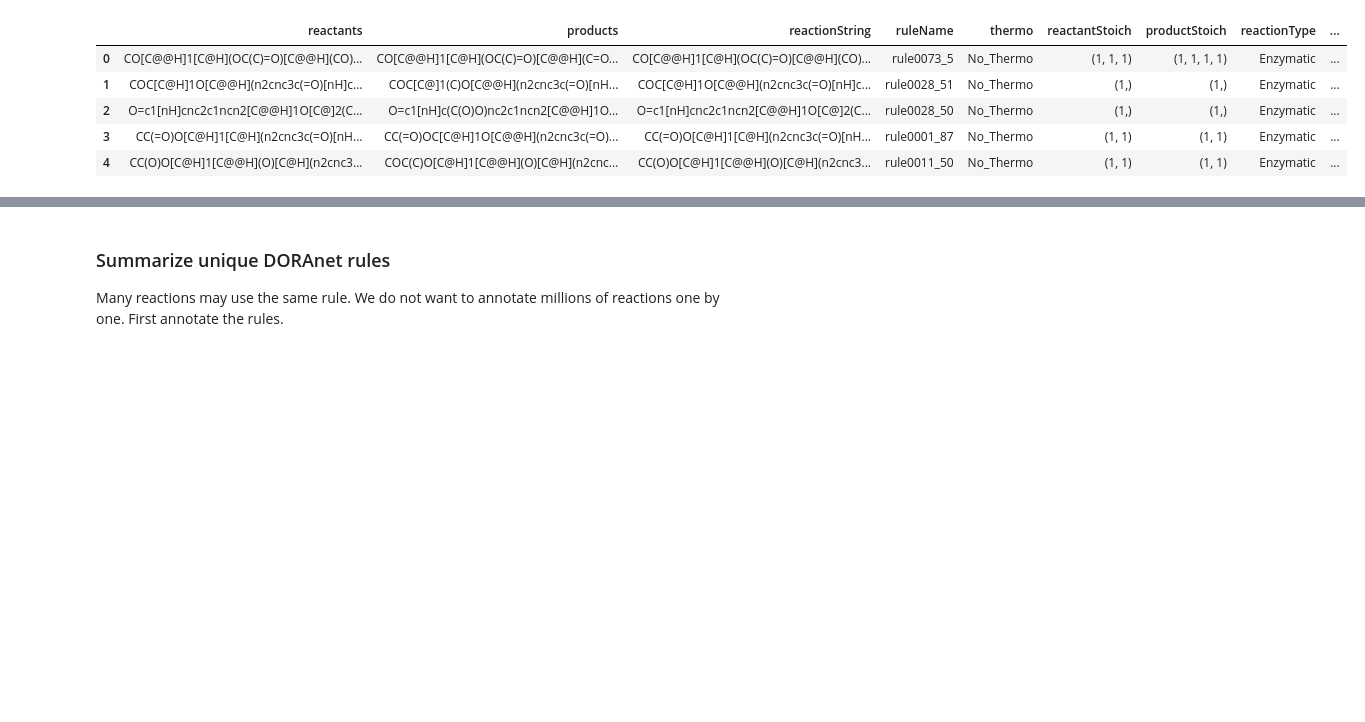
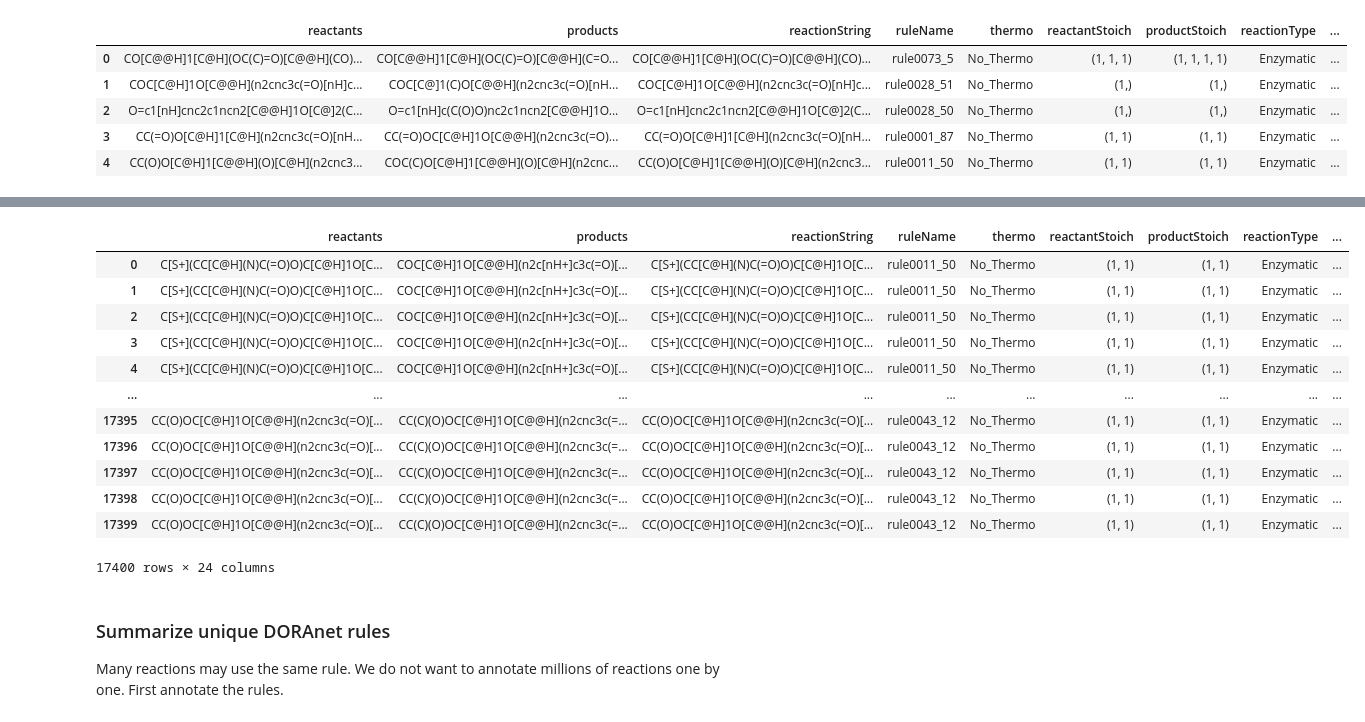
Before and after one commit to soumyadeepghosh35/DTRA_DrugDesign, a Jupyter notebook: DTRA_project_notebooks/Step10_DNA_design_pipeline.ipynb, the cells around one changed output, grey strips where cells are left out. Saved outputs shown, nothing was run; the diff lists cells and outputs as text; code cells hidden in the pictures; blank space fills up the shorter version.

```diff
--- a/DTRA_project_notebooks/Step10_DNA_design_pipeline.ipynb
+++ b/DTRA_project_notebooks/Step10_DNA_design_pipeline.ipynb
@@ -204,3 +326,20 @@ Likely enzymatic reactions: 176,400
+# %%
+reactionDF_DORAXGB_highFeasibility = pd.read_csv(os.path.join(DNADesignResultsDir, "DORAXGB_highFeasibility_reactions.csv"))
+reactionDF_DORAXGB_highFeasibility
+# %% [output]
+|  | reactants | products | reactionString | ruleName | thermo | reactantStoich | productStoich | reactionType | ... |
+| 0 | C[S+](CC[C@H](N)C(=O)O)C[C@H]1O[C... | COC[C@H]1O[C@@H](n2c[nH+]c3c(=O)[... | C[S+](CC[C@H](N)C(=O)O)C[C@H]1O[C... | rule0011_50 | No_Thermo | (1, 1) | (1, 1) | Enzymatic | ... |
+| 1 | C[S+](CC[C@H](N)C(=O)O)C[C@H]1O[C... | COC[C@H]1O[C@@H](n2c[nH+]c3c(=O)[... | C[S+](CC[C@H](N)C(=O)O)C[C@H]1O[C... | rule0011_50 | No_Thermo | (1, 1) | (1, 1) | Enzymatic | ... |
+| 2 | C[S+](CC[C@H](N)C(=O)O)C[C@H]1O[C... | COC[C@H]1O[C@@H](n2c[nH+]c3c(=O)[... | C[S+](CC[C@H](N)C(=O)O)C[C@H]1O[C... | rule0011_50 | No_Thermo | (1, 1) | (1, 1) | Enzymatic | ... |
+| 3 | C[S+](CC[C@H](N)C(=O)O)C[C@H]1O[C... | COC[C@H]1O[C@@H](n2c[nH+]c3c(=O)[... | C[S+](CC[C@H](N)C(=O)O)C[C@H]1O[C... | rule0011_50 | No_Thermo | (1, 1) | (1, 1) | Enzymatic | ... |
+| 4 | C[S+](CC[C@H](N)C(=O)O)C[C@H]1O[C... | COC[C@H]1O[C@@H](n2c[nH+]c3c(=O)[... | C[S+](CC[C@H](N)C(=O)O)C[C@H]1O[C... | rule0011_50 | No_Thermo | (1, 1) | (1, 1) | Enzymatic | ... |
+| ... | ... | ... | ... | ... | ... | ... | ... | ... | ... |
+| 17395 | CC(O)OC[C@H]1O[C@@H](n2cnc3c(=O)[... | CC(C)(O)OC[C@H]1O[C@@H](n2cnc3c(=... | CC(O)OC[C@H]1O[C@@H](n2cnc3c(=O)[... | rule0043_12 | No_Thermo | (1, 1) | (1, 1) | Enzymatic | ... |
+| 17396 | CC(O)OC[C@H]1O[C@@H](n2cnc3c(=O)[... | CC(C)(O)OC[C@H]1O[C@@H](n2cnc3c(=... | CC(O)OC[C@H]1O[C@@H](n2cnc3c(=O)[... | rule0043_12 | No_Thermo | (1, 1) | (1, 1) | Enzymatic | ... |
+| 17397 | CC(O)OC[C@H]1O[C@@H](n2cnc3c(=O)[... | CC(C)(O)OC[C@H]1O[C@@H](n2cnc3c(=... | CC(O)OC[C@H]1O[C@@H](n2cnc3c(=O)[... | rule0043_12 | No_Thermo | (1, 1) | (1, 1) | Enzymatic | ... |
+| 17398 | CC(O)OC[C@H]1O[C@@H](n2cnc3c(=O)[... | CC(C)(O)OC[C@H]1O[C@@H](n2cnc3c(=... | CC(O)OC[C@H]1O[C@@H](n2cnc3c(=O)[... | rule0043_12 | No_Thermo | (1, 1) | (1, 1) | Enzymatic | ... |
+| 17399 | CC(O)OC[C@H]1O[C@@H](n2cnc3c(=O)[... | CC(C)(O)OC[C@H]1O[C@@H](n2cnc3c(=... | CC(O)OC[C@H]1O[C@@H](n2cnc3c(=O)[... | rule0043_12 | No_Thermo | (1, 1) | (1, 1) | Enzymatic | ... |
+17400 rows × 24 columns
 # %% [markdown]
 ### Summarize unique DORAnet rules
 
```
Also changed, not shown: parts of 11 cells of this notebook, 2 other files.
